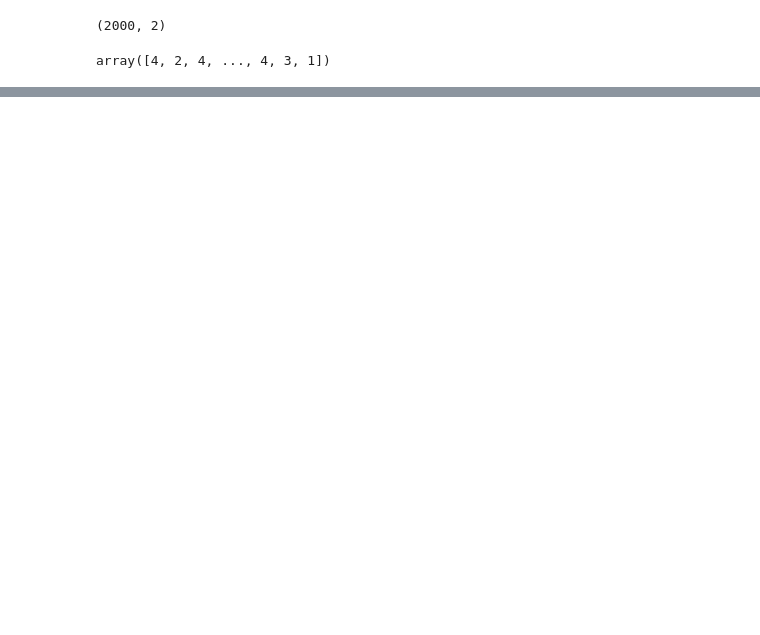
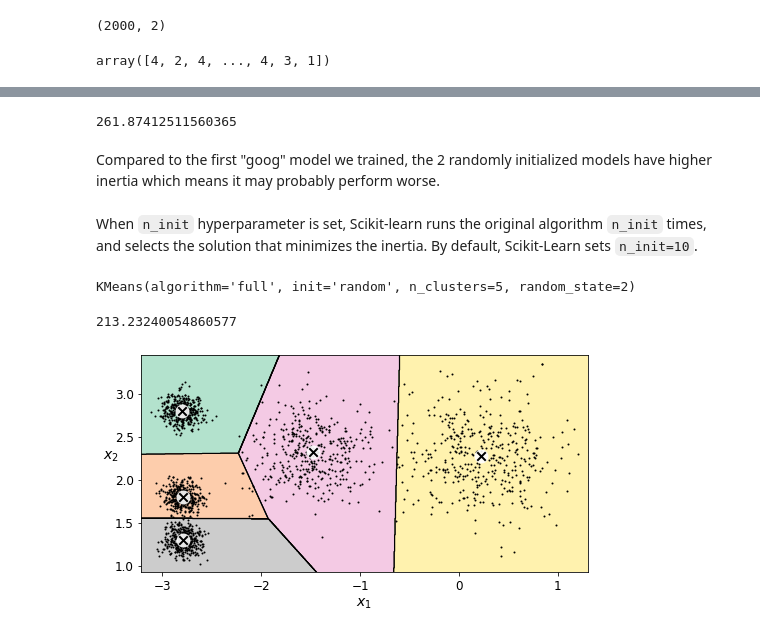
Before and after one commit to marts-dev/handsOnML, a Jupyter notebook: UnsupervisedLearningPractice.ipynb, the cells around one changed output, grey strips where cells are left out. Saved outputs shown, nothing was run; the diff lists cells and outputs as text; code cells hidden in the pictures; blank space fills up the shorter version.

Commit message:
Update UnsupervisedLearningPractice.ipynb
Methods for identifying the number of cluster to use

```diff
--- a/UnsupervisedLearningPractice.ipynb
+++ b/UnsupervisedLearningPractice.ipynb
@@ -376,0 +384,24 @@ array([4, 2, 4, ..., 4, 3, 1])
+# %%
+kmeans_rnd_init2.inertia_
+# %% [output]
+261.87412511560365
+# %% [markdown]
+Compared to the first "goog" model we trained, the 2 randomly initialized models have higher inertia which means it may probably perform worse.
+# %% [markdown]
+When `n_init` hyperparameter is set, Scikit-learn runs the original algorithm `n_init` times, and selects the solution that minimizes the inertia. By default, Scikit-Learn sets `n_init=10`.
+# %%
+kmeans_rnd_10_inits = KMeans(n_clusters=5, init="random", n_init=10,
+algorithm="full", random_state=2)
+kmeans_rnd_10_inits.fit(X)
+# %% [output]
+KMeans(algorithm='full', init='random', n_clusters=5, random_state=2)
+# %%
+kmeans_rnd_10_inits.inertia_
+# %% [output]
+213.23240054860577
+# %%
+plt.figure(figsize=(8, 4))
+plot_decision_boundaries(kmeans_rnd_10_inits, X)
+plt.show()
+# %% [output]
+[figure, added]
```
Also changed, not shown: parts of 55 cells of this notebook.
